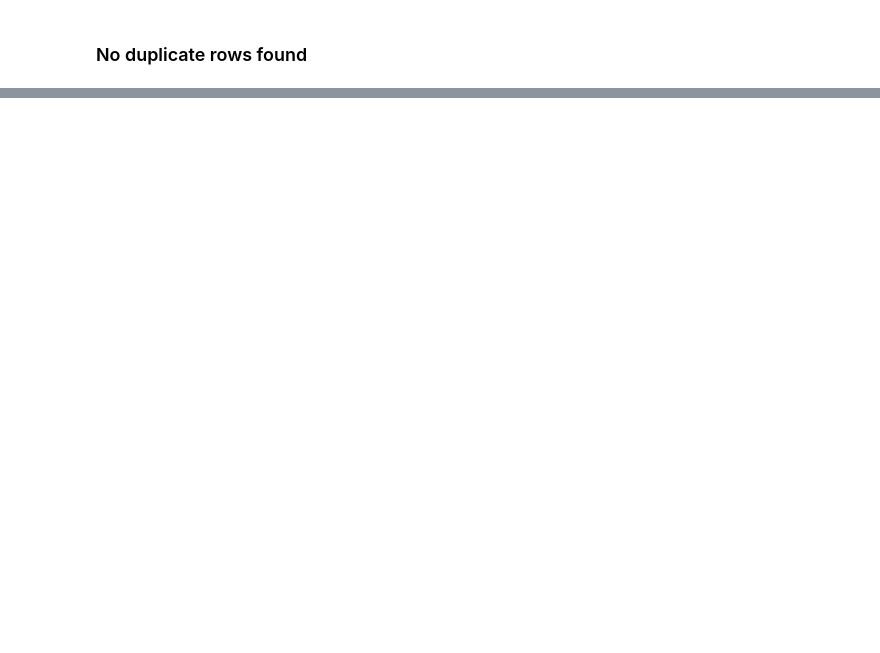
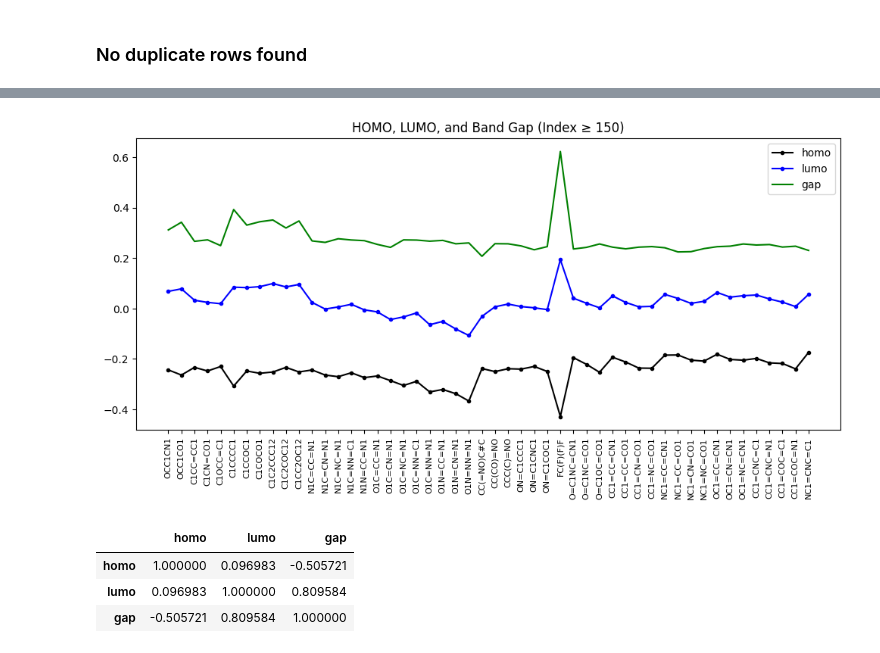
Before and after one commit to tatendakasirori/LSUA_Research_project, a Jupyter notebook: LSUA_Main_Project.ipynb, the cells around one changed output, grey strips where cells are left out. Saved outputs shown, nothing was run; the diff lists cells and outputs as text; code cells hidden in the pictures; blank space fills up the shorter version.

```diff
--- a/LSUA_Main_Project.ipynb
+++ b/LSUA_Main_Project.ipynb
@@ -204,0 +314,21 @@ np.int64(0)
+# %%
+fig, ax = plt.subplots(figsize=(12, 5))
+ax.plot(df_vies.homo[150:], color="black",
+        marker = ".", label ="homo");
+ax.plot(df_vies.lumo[150:], color="blue",
+        marker=".", label="lumo");
+ax.plot(df_vies.gap[150:], color="green", label="gap");
+
+ticks = ax.set_xticks(df_vies.index[150:])
+labels = ax.set_xticklabels(df_vies.SMILES_str[150:], rotation=90, fontsize=8)
+ax.set_title("HOMO, LUMO, and Band Gap (Index ≥ 150)")
+ax.legend();
+# %% [output]
+[figure, added]
+# %%
+df_vies[['homo', 'lumo', 'gap']].corr()
+# %% [output]
+|  | homo | lumo | gap |
+| homo | 1.000000 | 0.096983 | -0.505721 |
+| lumo | 0.096983 | 1.000000 | 0.809584 |
+| gap | -0.505721 | 0.809584 | 1.000000 |
```
Also changed, not shown: parts of 23 cells of this notebook.
